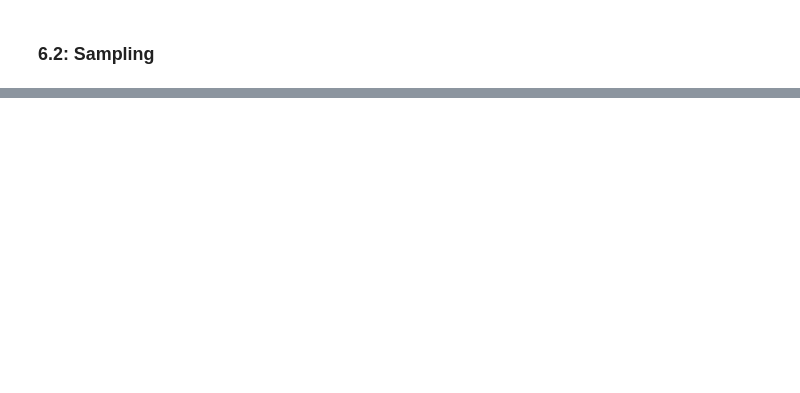
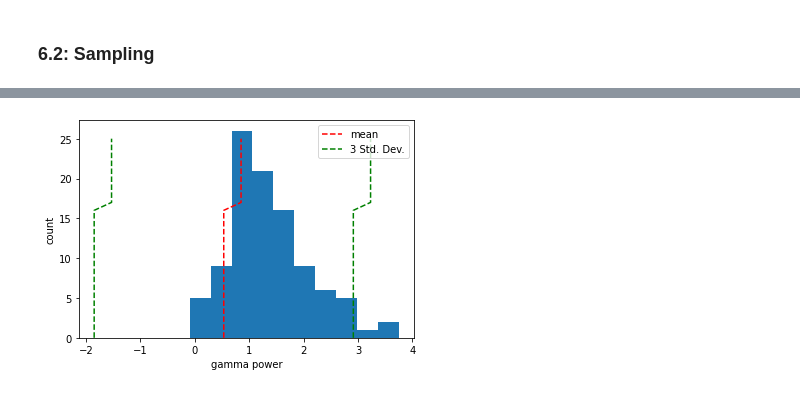
Before and after one commit to Simurgh818/NeuroGaussianProcess, a Jupyter notebook: GP_Anastheisa_vs_Awake-Troubleshooting.ipynb, the cells around one changed output, grey strips where cells are left out. Drawn from its saved outputs; the diff is of its cells as text; code cells hidden in the pictures; blank space fills up the shorter version.

```diff
--- a/GP_Anastheisa_vs_Awake-Troubleshooting.ipynb
+++ b/GP_Anastheisa_vs_Awake-Troubleshooting.ipynb
@@ -572,0 +587,6 @@ Updates: True
+# %%
+testX = np.array([rand_freq_1d_sorted, rand_amp_1d_sorted]) #52 , 50
+print(np.shape(testX))
+testX = np.transpose(testX)
+print(testX[98:99,0:3])
+np.shape(testX)
@@ -572,0 +597,10 @@ Updates: True
+# %%
+posteriorTestY = np.empty((100))
+simY  = np.empty((100))
+simMse = np.empty((100))
+
+posteriorTestY = m.posterior_samples_f(testX, full_cov=True, size=1)[:,0,0]
+simY, simMse = m.predict(testX)
+
+print("mean is: \n",simY[99],"\n\n Variance is: \n", simMse[99])
+print(np.shape(posteriorTestY),'\n',posteriorTestY)
@@ -572,0 +625,13 @@ Updates: True
+# %%
+n, bins, patches = plt.hist(posteriorTestY, bins=10)
+# print(n)
+max_n = int(max(n))
+plt.plot(simY[0:max_n, 0], np.arange(0,max_n),'r--')
+plt.plot(simY[0:max_n, 0] - 3 * simMse[0:max_n, 0] ** 0.5, np.arange(0,max_n),'--g')
+plt.plot(simY[0:max_n, 0] + 3 * simMse[0:max_n, 0] ** 0.5, np.arange(0,max_n), '--g')
+plt.ylabel("count")
+plt.xlabel("gamma power")
+plt.legend(["mean","3 Std. Dev."])
+plt.show()
+# %% [output]
+[figure, added]
```
Also changed, not shown: parts of 31 cells of this notebook.
